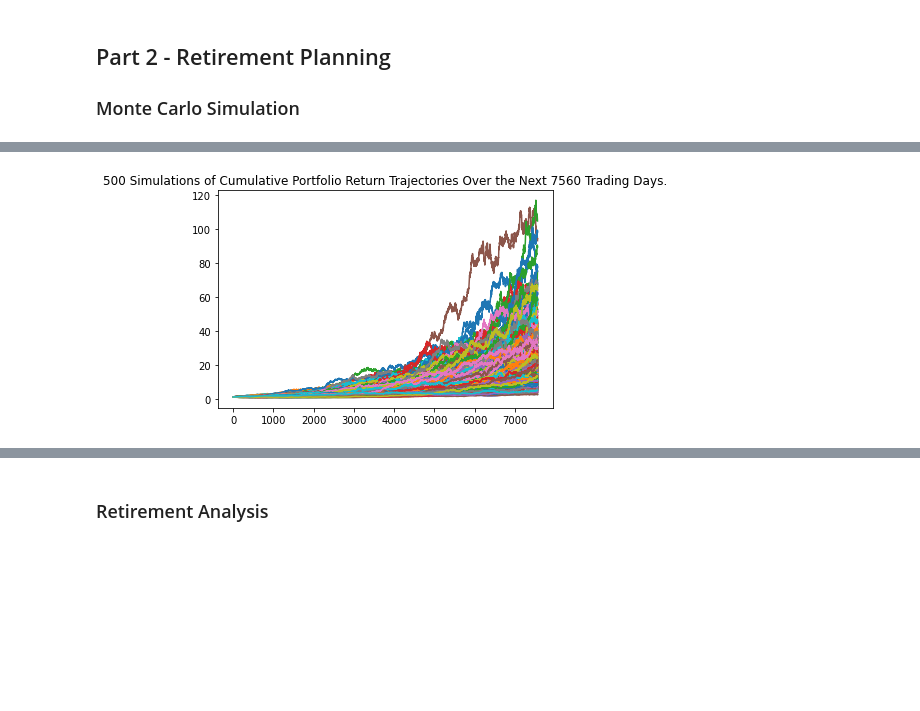
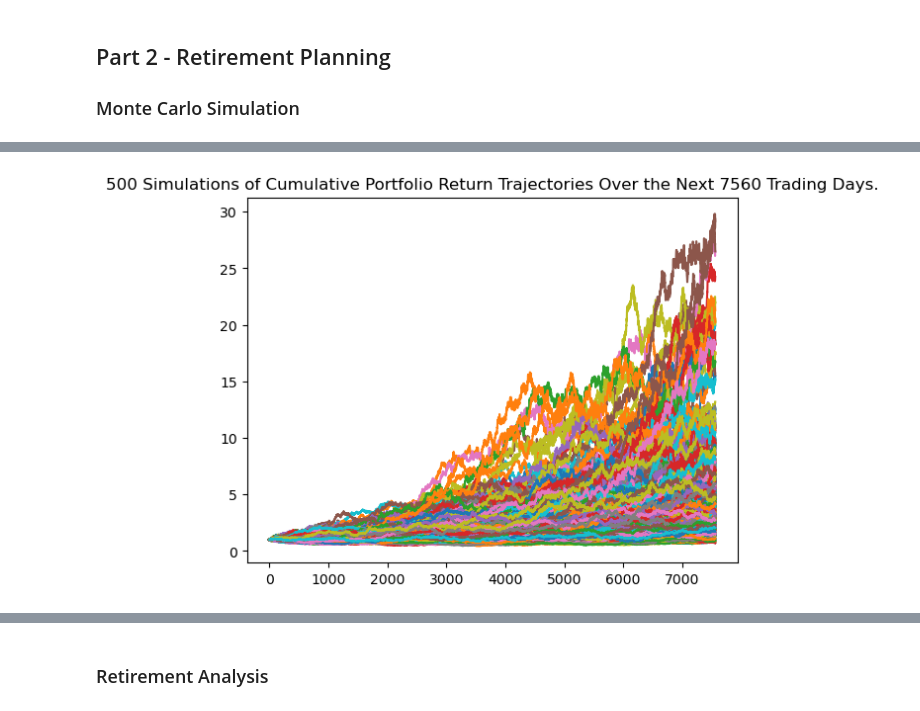
Before and after one commit to ngracan/Python-Challenge-3, a Jupyter notebook: Starter_Code/financial-planner.ipynb, the cells around one changed output, grey strips where cells are left out. Saved outputs shown, nothing was run; the diff lists cells and outputs as text; code cells hidden in the pictures; blank space fills up the shorter version.

```diff
--- a/Starter_Code/financial-planner.ipynb
+++ b/Starter_Code/financial-planner.ipynb
@@ -200,19 +202,28 @@ Congratulations! You have enough in savings for an emergency fund
 # %%
 # Set start and end dates of five years back from today.
 # Sample results may vary from the solution based on the time frame chosen
-start_date = pd.Timestamp('2016-05-01', tz='America/New_York').isoformat()
-end_date = pd.Timestamp('2021-05-01', tz='America/New_York').isoformat()
+start_date = pd.Timestamp('2018-03-21', tz='America/New_York').isoformat()
+end_date = pd.Timestamp('2023-03-21', tz='America/New_York').isoformat()
 # %%
 # Get 5 years' worth of historical data for SPY and AGG
+tickers = ["AGG", "SPY"]
 
+df_ticker = alpaca.get_bars(
+    tickers,
+    timeframe,
+    start=start_date,
+    end=end_date,
+    limit=10000
+).df
 
 # Reorganize the DataFrame
 # Separate ticker data
-# YOUR CODE HERE!
+agg_5 = df_ticker[df_ticker["symbol"] == "AGG"].drop("symbol", axis=1)
+spy_5 = df_ticker[df_ticker["symbol"] == "SPY"].drop("symbol", axis=1)
 
 
 # Concatenate the ticker DataFrames
-# YOUR CODE HERE!
+df_stock_data = pd.concat([agg_5, spy_5], axis=1, keys = ["AGG", "SPY"])
 
 # Display sample data
 df_stock_data.head()
@@ -227,0 +239,8 @@ df_stock_data.head()
+# %%
+# Configuring a Monte Carlo simulation to forecast 30 years cumulative returns
+MC_thirty_year = MCSimulation(
+    portfolio_data = df_stock_data,
+    weights = [.40, .60],
+    num_simulation = 500,
+    num_trading_days = 252*30
+)
@@ -277,7 +304,7 @@ Running Monte Carlo simulation number 490.
 # %%
 # Plot simulation outcomes
-# YOUR CODE HERE!
+line_plot = MC_thirty_year.plot_simulation()
 # %% [output]
-[figure, old version]
+[figure, new version]
 # %%
 # Plot probability distribution and confidence intervals
```
Also changed, not shown: parts of 12 cells of this notebook.
